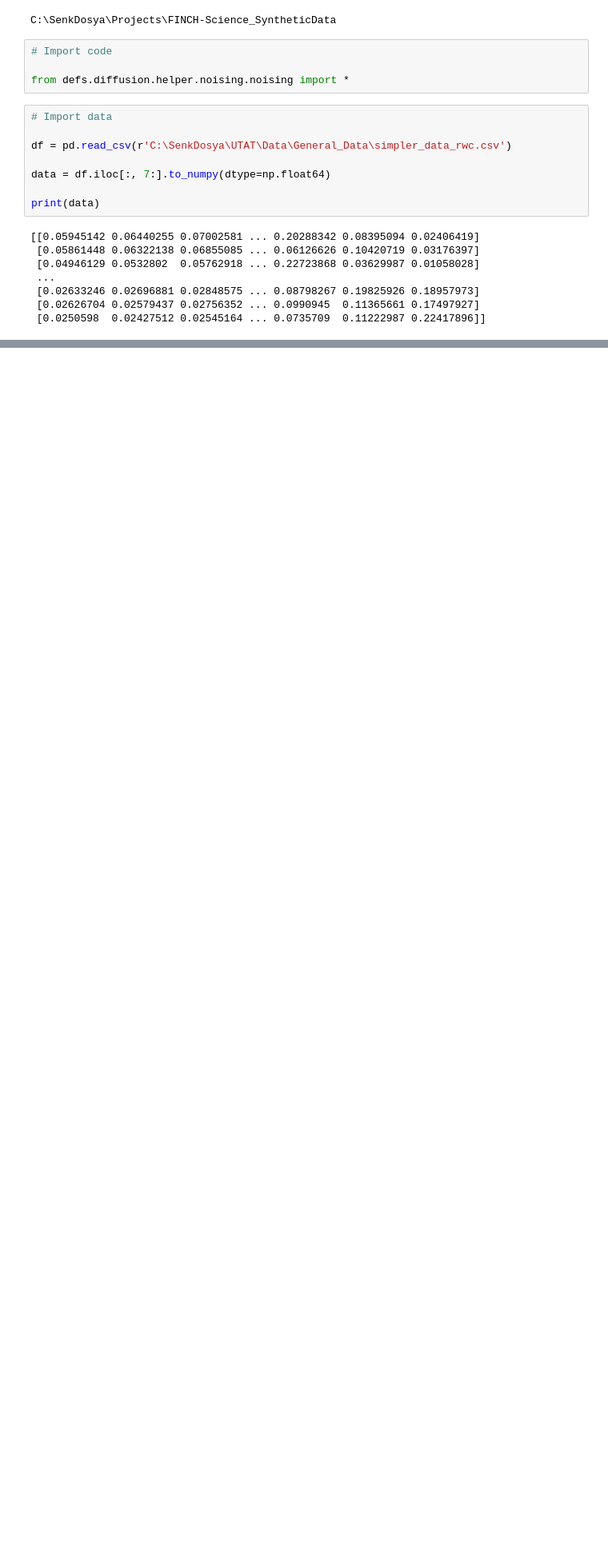
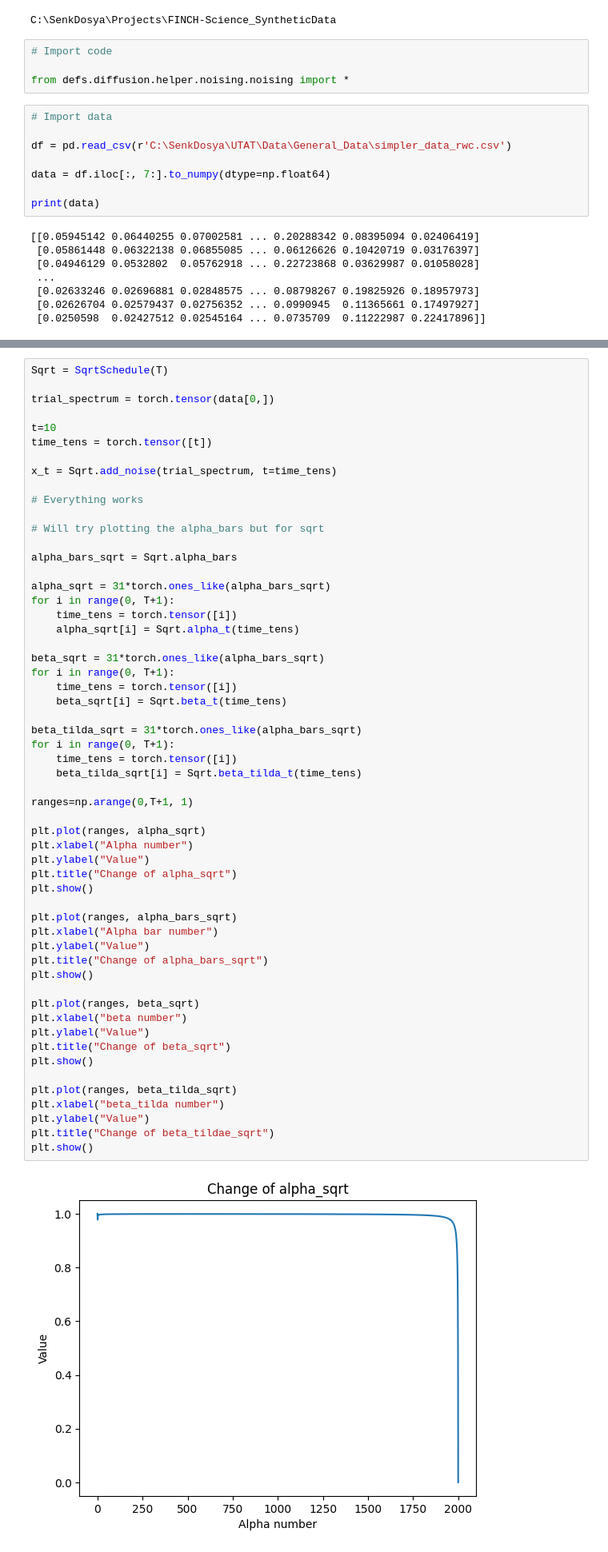
Before and after one commit to kieranphu-svg/FINCH-Science_SyntheticData, a Jupyter notebook: defs/diffusion/helper/noising/test.ipynb, the cells around one changed output, grey strips where cells are left out. Shown at 80% size. Drawn from its saved outputs; the diff is of its cells as text; blank space fills up the shorter version.

```diff
--- a/defs/diffusion/helper/noising/test.ipynb
+++ b/defs/diffusion/helper/noising/test.ipynb
@@ -168,0 +236,58 @@ plt.show()
+# %%
+Sqrt = SqrtSchedule(T)
+
+trial_spectrum = torch.tensor(data[0,])
+
+t=10
+time_tens = torch.tensor([t])
+
+x_t = Sqrt.add_noise(trial_spectrum, t=time_tens)
+
+# Everything works
+
+# Will try plotting the alpha_bars but for sqrt
+
+alpha_bars_sqrt = Sqrt.alpha_bars
+
+alpha_sqrt = 31*torch.ones_like(alpha_bars_sqrt)
+for i in range(0, T+1):
+    time_tens = torch.tensor([i])
+    alpha_sqrt[i] = Sqrt.alpha_t(time_tens)
+
+beta_sqrt = 31*torch.ones_like(alpha_bars_sqrt)
+for i in range(0, T+1):
+    time_tens = torch.tensor([i])
+    beta_sqrt[i] = Sqrt.beta_t(time_tens)
+
+beta_tilda_sqrt = 31*torch.ones_like(alpha_bars_sqrt)
+for i in range(0, T+1):
+    time_tens = torch.tensor([i])
+    beta_tilda_sqrt[i] = Sqrt.beta_tilda_t(time_tens)
+
+ranges=np.arange(0,T+1, 1)
+
+plt.plot(ranges, alpha_sqrt)
+plt.xlabel("Alpha number")
+plt.ylabel("Value")
+plt.title("Change of alpha_sqrt")
+plt.show()
+
+plt.plot(ranges, alpha_bars_sqrt)
+plt.xlabel("Alpha bar number")
+plt.ylabel("Value")
+plt.title("Change of alpha_bars_sqrt")
+plt.show()
+
+plt.plot(ranges, beta_sqrt)
+plt.xlabel("beta number")
+plt.ylabel("Value")
+plt.title("Change of beta_sqrt")
+plt.show()
+
+plt.plot(ranges, beta_tilda_sqrt)
+plt.xlabel("beta_tilda number")
+plt.ylabel("Value")
+plt.title("Change of beta_tildae_sqrt")
+plt.show()
+# %% [output]
+[figure, added]
```
Also changed, not shown: parts of 8 cells of this notebook, 2 other files.
